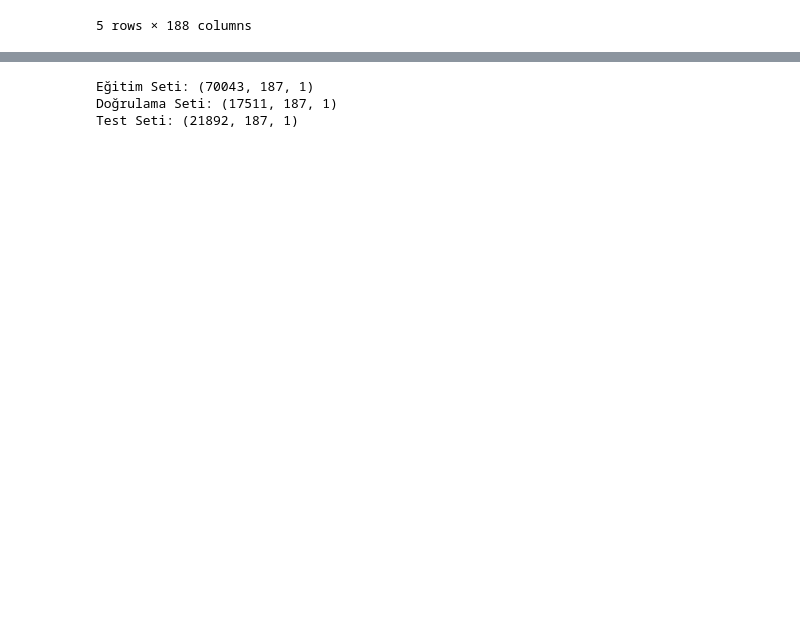
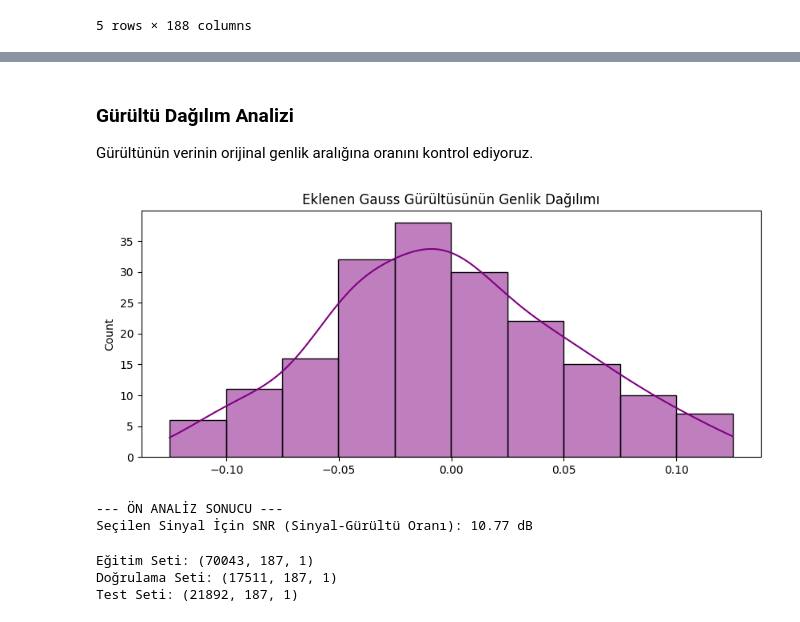
Before and after one commit to yagmuryl/Robustness-Analysis-of-the-diagnosis-specific-multi-model-for-12-lead-ECG-multi-label-classification, a Jupyter notebook: Myz_Term_Project(ECG).ipynb, the cells around one changed output, grey strips where cells are left out. Drawn from its saved outputs; the diff is of its cells as text; code cells hidden in the pictures; blank space fills up the shorter version.

```diff
--- a/Myz_Term_Project(ECG).ipynb
+++ b/Myz_Term_Project(ECG).ipynb
@@ -86,3 +122,23 @@ Eğitim verisi boyutu: (87554, 188)
+# %% [markdown]
+### Gürültü Dağılım Analizi
+Gürültünün verinin orijinal genlik aralığına oranını kontrol ediyoruz.
+# %%
+# Gürültü İstatistiği ve SNR Analizi
+noise_factor = 0.05
+noise = np.random.normal(loc=0, scale=noise_factor, size=sample_signal.shape)
+
+plt.figure(figsize=(10, 4))
+sns.histplot(noise, kde=True, color='purple')
+plt.title("Eklenen Gauss Gürültüsünün Genlik Dağılımı")
+plt.show()
+
+snr = 10 * np.log10(np.mean(sample_signal**2) / np.mean(noise**2))
+print(f"--- ÖN ANALİZ SONUCU ---")
+print(f"Seçilen Sinyal İçin SNR (Sinyal-Gürültü Oranı): {snr:.2f} dB")
+# %% [output]
+[figure, added]
+--- ÖN ANALİZ SONUCU ---
+Seçilen Sinyal İçin SNR (Sinyal-Gürültü Oranı): 10.77 dB
 # %%
 from sklearn.model_selection import train_test_split
 
```
Also changed, not shown: parts of 8 cells of this notebook.
